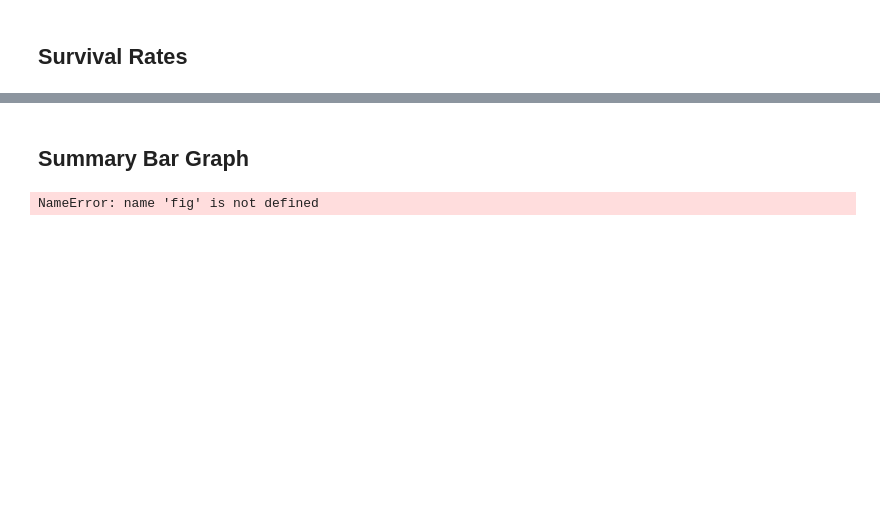
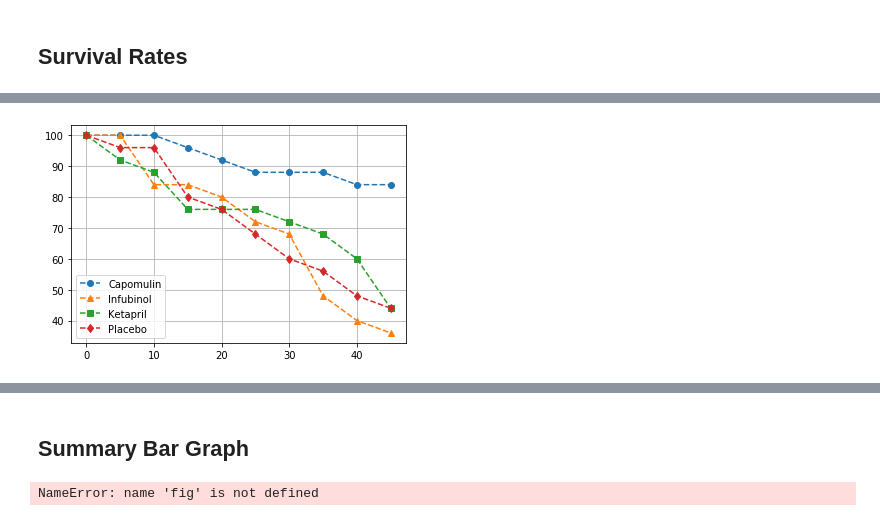
Before and after one commit to davidjaimes/anti-cancer-pharmaceutical-study, a Jupyter notebook: pymaceuticals.ipynb, the cells around one changed output, grey strips where cells are left out. Saved outputs shown, nothing was run; the diff lists cells and outputs as text; code cells hidden in the pictures; blank space fills up the shorter version.

```diff
--- a/pymaceuticals.ipynb
+++ b/pymaceuticals.ipynb
@@ -183,4 +192,7 @@ Text(0.5, 1.0, 'Metastatic Spread During Treatment')
 # %%
 # Minor Data Munging to Re-Format the Data Frames
+mouse_count = group['Mouse ID'].count()
+mouse_count = mouse_count.unstack(0)
 
 # Preview the Data Frame
+mouse_count.head()
@@ -194,3 +207,16 @@ plt.show()
+# %%
+# Generate the Plot (Accounting for percentages)
+for d, m in zip(drugs, marker):
+    plt.plot(
+        mouse_count.index,
+        100 * mouse_count[d] / mouse_count[d][0],
+        marker=m, label=d, ls='--')
+plt.legend()
+plt.grid()
+
+# Save the Figure
+# %% [output]
+[figure, added]
 # %% [markdown]
 ![Metastatic Spread During Treatment](../Images/survival.png)
 # %% [markdown]
```
Also changed, not shown: parts of 5 cells of this notebook, 1 other file.
